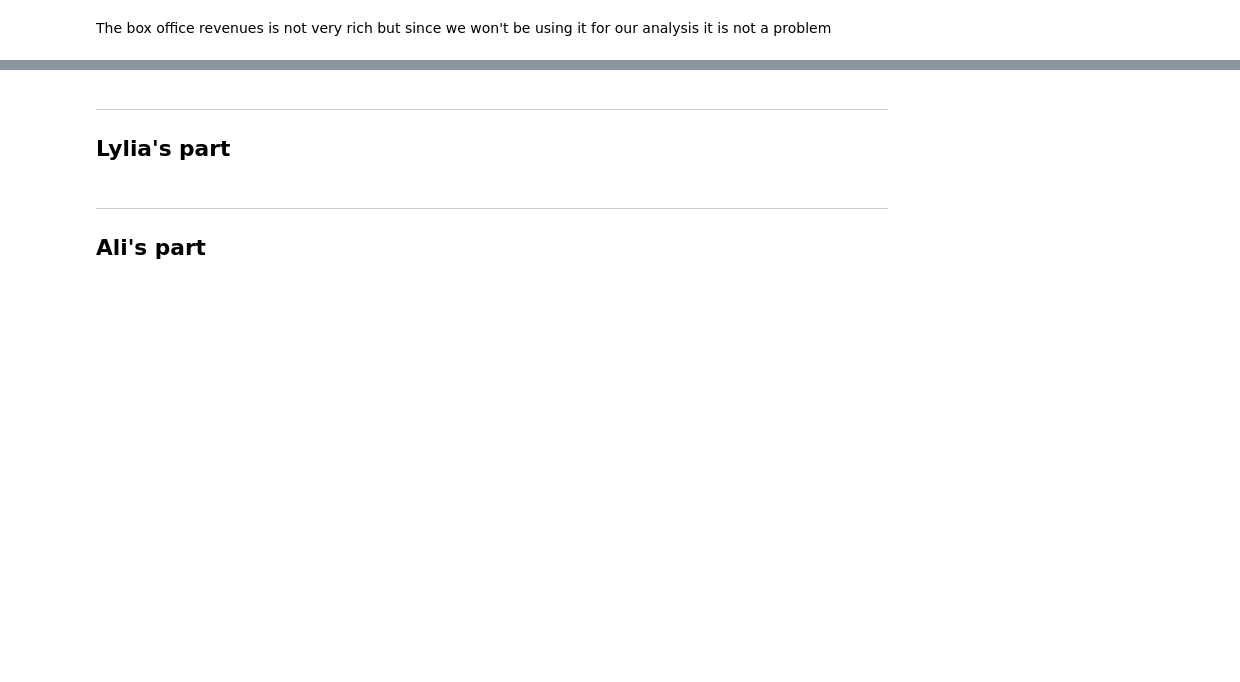
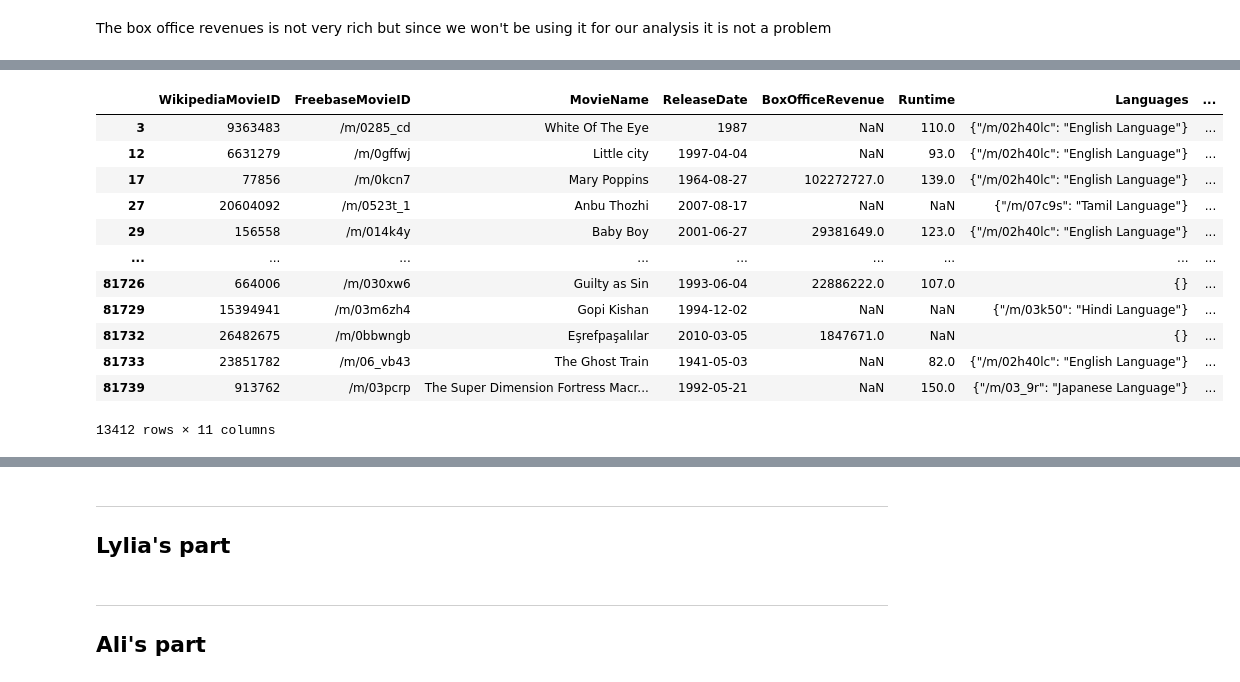
Before and after one commit to epfl-ada/ada-2024-project-arabsdatascientists2024, a Jupyter notebook: Exlploration_CMU.ipynb, the cells around one changed output, grey strips where cells are left out. Cells and saved outputs as stored; diff of their text form; code cells hidden in the pictures; blank space fills up the shorter version.

```diff
--- a/Exlploration_CMU.ipynb
+++ b/Exlploration_CMU.ipynb
@@ -415,0 +397,19 @@ The box office revenues is not very rich but since we won't be using it for our
+# %%
+movie_merged_sub = movie_merged[~movie_merged['PlotSummary'].isna()]
+War_movies = movie_merged_sub[(movie_merged_sub['PlotSummary'].str.contains('war', 'War')) & ~(movie_merged_sub['YearOfRelease'].isna())]
+
+War_movies
+# %% [output]
+|  | WikipediaMovieID | FreebaseMovieID | MovieName | ReleaseDate | BoxOfficeRevenue | Runtime | Languages | ... |
+| 3 | 9363483 | /m/0285_cd | White Of The Eye | 1987 | NaN | 110.0 | {"/m/02h40lc": "English Language"} | ... |
+| 12 | 6631279 | /m/0gffwj | Little city | 1997-04-04 | NaN | 93.0 | {"/m/02h40lc": "English Language"} | ... |
+| 17 | 77856 | /m/0kcn7 | Mary Poppins | 1964-08-27 | 102272727.0 | 139.0 | {"/m/02h40lc": "English Language"} | ... |
+| 27 | 20604092 | /m/0523t_1 | Anbu Thozhi | 2007-08-17 | NaN | NaN | {"/m/07c9s": "Tamil Language"} | ... |
+| 29 | 156558 | /m/014k4y | Baby Boy | 2001-06-27 | 29381649.0 | 123.0 | {"/m/02h40lc": "English Language"} | ... |
+| ... | ... | ... | ... | ... | ... | ... | ... | ... |
+| 81726 | 664006 | /m/030xw6 | Guilty as Sin | 1993-06-04 | 22886222.0 | 107.0 | {} | ... |
+| 81729 | 15394941 | /m/03m6zh4 | Gopi Kishan | 1994-12-02 | NaN | NaN | {"/m/03k50": "Hindi Language"} | ... |
+| 81732 | 26482675 | /m/0bbwngb | Eşrefpaşalılar | 2010-03-05 | 1847671.0 | NaN | {} | ... |
+| 81733 | 23851782 | /m/06_vb43 | The Ghost Train | 1941-05-03 | NaN | 82.0 | {"/m/02h40lc": "English Language"} | ... |
+| 81739 | 913762 | /m/03pcrp | The Super Dimension Fortress Macr... | 1992-05-21 | NaN | 150.0 | {"/m/03_9r": "Japanese Language"} | ... |
+13412 rows × 11 columns
```
Also changed, not shown: parts of 25 cells of this notebook.
